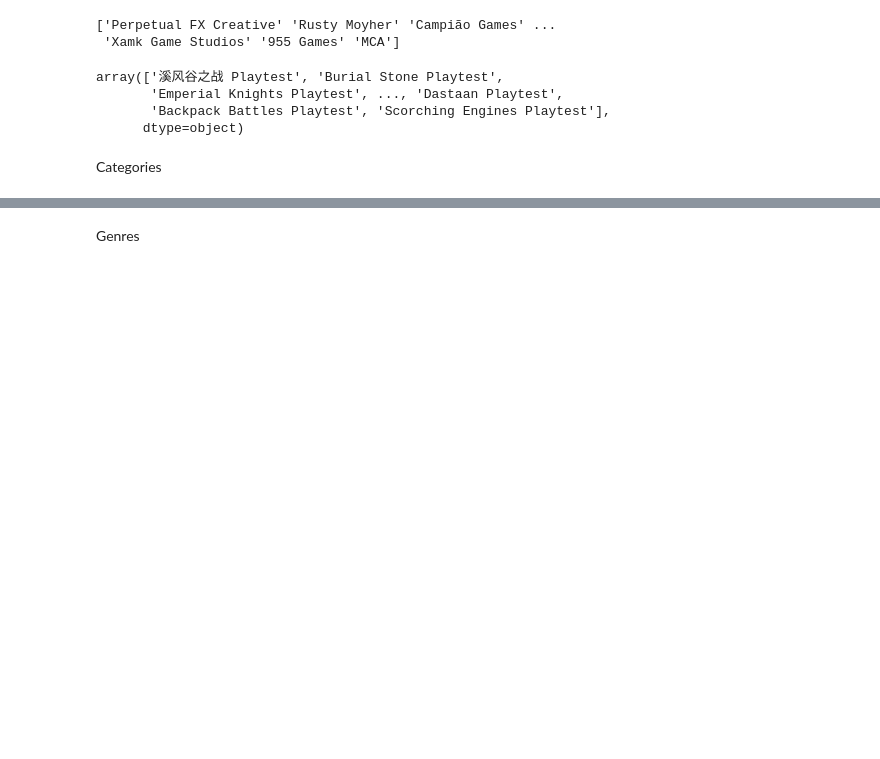
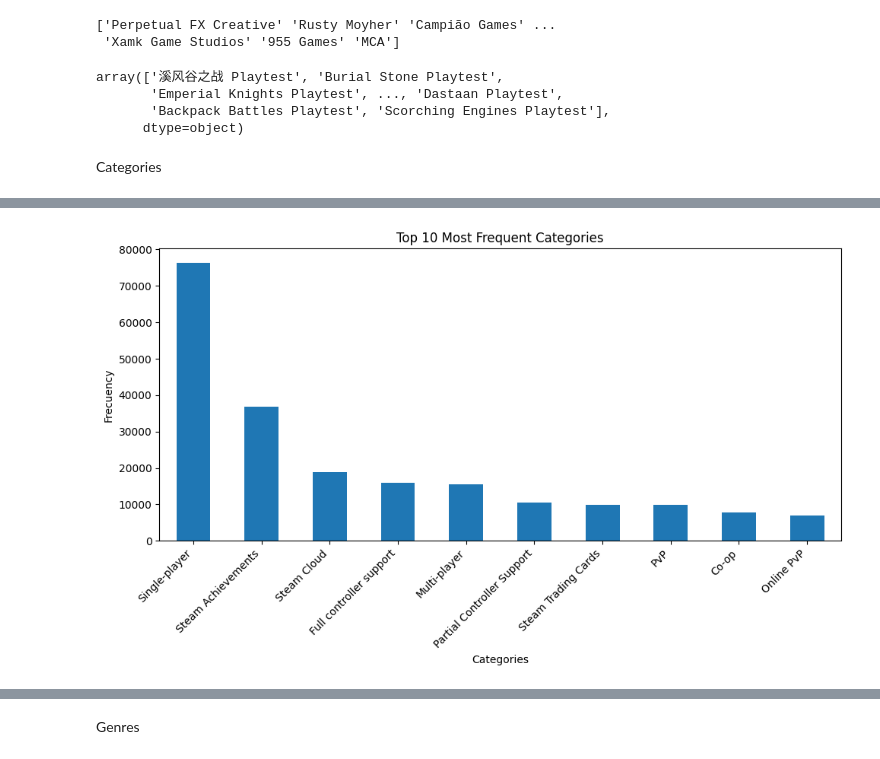
Before and after one commit to SamuelEscalante/SteamGames_Repository, a Jupyter notebook: notebooks/EDA/raw_eda.ipynb, the cells around one changed output, grey strips where cells are left out. Cells and saved outputs as stored; diff of their text form; code cells hidden in the pictures; blank space fills up the shorter version.

Commit message:
Cleaned up 'Category' and 'Genre' columns, accompanied by generated graphs for each

```diff
--- a/notebooks/EDA/raw_eda.ipynb
+++ b/notebooks/EDA/raw_eda.ipynb
@@ -166,8 +204,6 @@ games.isna().sum()
 SupportedLanguages
 # %% [markdown]
 Conocer la cantidad de idiomas que se pueden utilizar en el juego
-# %%
-games['NumSupportedLanguages'] = games['SupportedLanguages'].apply(lambda x: len(x.split(', ')))
 # %%
 games['SupportedLanguages']
 # %% [output]
@@ -259,4 +317,4 @@ array(['溪风谷之战 Playtest', 'Burial Stone Playtest',
 # %% [markdown]
 Categories
 # %%
-games['Categories'].fillna('Unknown', inplace=True)
+games['Categories'].fillna('Not specified', inplace=True)
@@ -271,0 +326,6 @@ games.isna().sum()
+# %%
+def separar_categorias(cadena):
+    return cadena.split(',')
+
+# Aplicar la función a la columna 'categories' y luego unir las listas resultantes en una cadena
+games['Categories'] = games['Categories'].apply(separar_categorias).apply(', '.join)
@@ -271,0 +365,20 @@ games.isna().sum()
+# %%
+games_categorias = games['Categories'].str.split(', ', expand=True).stack()
+
+# Contar la frecuencia de cada categoría individual
+frecuencia_categorias = games_categorias.value_counts()
+
+# Seleccionar las 10 categorías más frecuentes
+top_10_categorias = frecuencia_categorias.head(10)
+
+# Graficar las 10 categorías más frecuentes
+plt.figure(figsize=(10, 6))
+top_10_categorias.plot(kind='bar')
+plt.title('Top 10 Most Frequent Categories')
+plt.xlabel('Categories')
+plt.ylabel('Frecuency')
+plt.xticks(rotation=45, ha='right')
+plt.tight_layout()
+plt.show()
+# %% [output]
+[figure, added]
```
Also changed, not shown: parts of 29 cells of this notebook, 3 other files.
